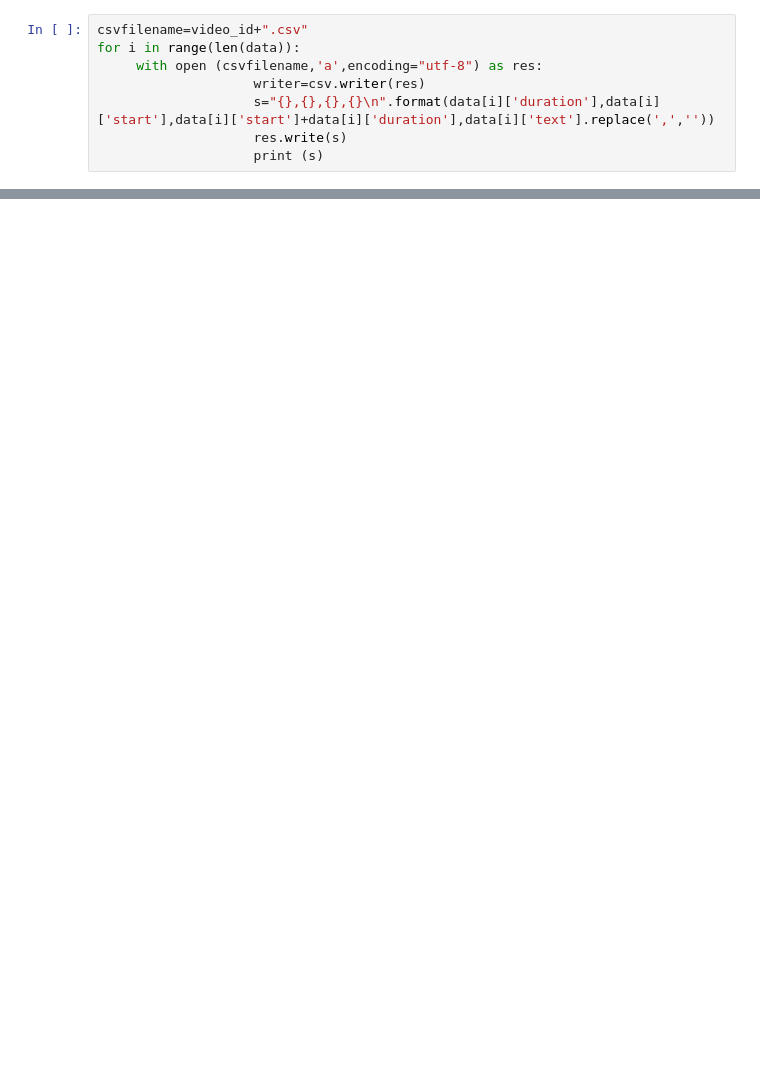
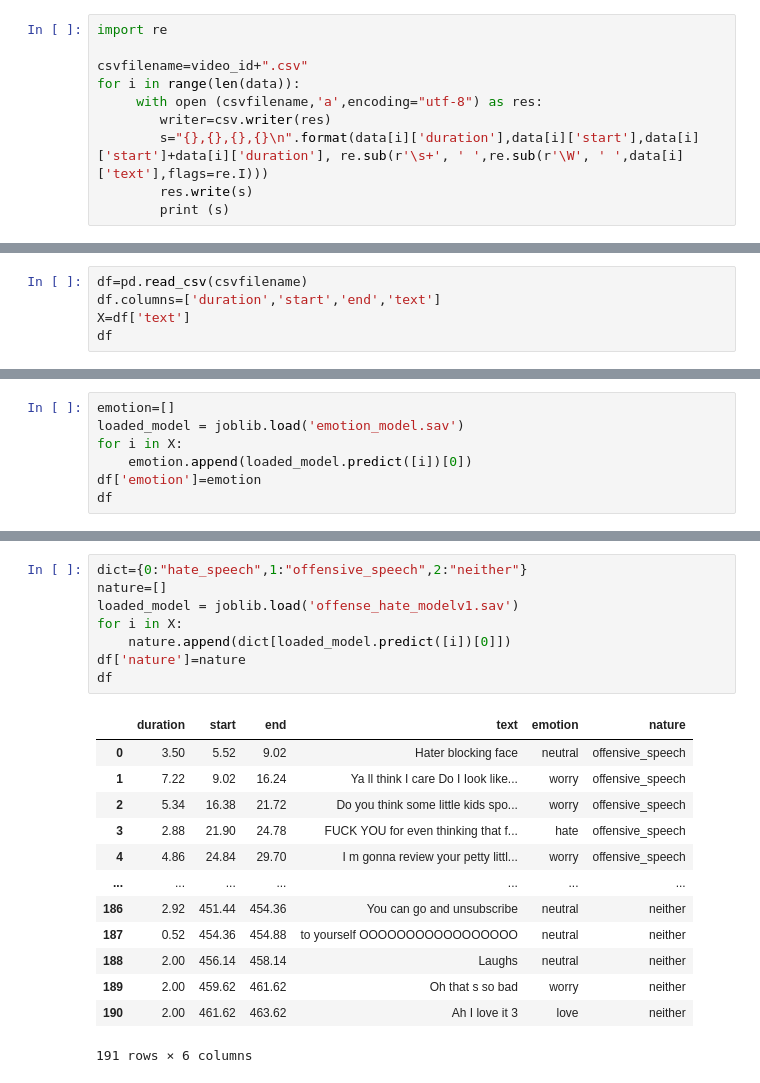
Before and after one commit to abhisheksaxena1998/Youtube_NLP_Analysis, a Jupyter notebook: notebook.ipynb, the cells around one changed output, grey strips where cells are left out. Saved outputs shown, nothing was run; the diff lists cells and outputs as text; blank space fills up the shorter version.

```diff
--- a/notebook.ipynb
+++ b/notebook.ipynb
@@ -22,9 +25,11 @@ start =So, yesterday, I got a comment, from one you subscriber In which, he said
 # %%
+import re
+
 csvfilename=video_id+".csv"
 for i in range(len(data)):
      with open (csvfilename,'a',encoding="utf-8") as res:
-                    writer=csv.writer(res)
-                    s="{},{},{},{}\n".format(data[i]['duration'],data[i]['start'],data[i]['start']+data[i]['duration'],data[i]['text'].replace(',',''))
-                    res.write(s)
-                    print (s)
+        writer=csv.writer(res)
+        s="{},{},{},{}\n".format(data[i]['duration'],data[i]['start'],data[i]['start']+data[i]['duration'], re.sub(r'\s+', ' ',re.sub(r'\W', ' ',data[i]['text'],flags=re.I)))
+        res.write(s)
+        print (s)
 # %% [output]
@@ -47,0 +53,5 @@ Thanks for watching.
+# %%
+df=pd.read_csv(csvfilename)
+df.columns=['duration','start','end','text']
+X=df['text']
+df
@@ -47,0 +74,7 @@ Thanks for watching.
+# %%
+emotion=[]
+loaded_model = joblib.load('emotion_model.sav')
+for i in X:
+    emotion.append(loaded_model.predict([i])[0])
+df['emotion']=emotion
+df
@@ -47,0 +95,22 @@ Thanks for watching.
+# %%
+dict={0:"hate_speech",1:"offensive_speech",2:"neither"}
+nature=[]
+loaded_model = joblib.load('offense_hate_modelv1.sav')
+for i in X:
+    nature.append(dict[loaded_model.predict([i])[0]])
+df['nature']=nature
+df
+# %% [output]
+|  | duration | start | end | text | emotion | nature |
+| 0 | 3.50 | 5.52 | 9.02 | Hater blocking face | neutral | offensive_speech |
+| 1 | 7.22 | 9.02 | 16.24 | Ya ll think I care Do I Iook like... | worry | offensive_speech |
+| 2 | 5.34 | 16.38 | 21.72 | Do you think some little kids spo... | worry | offensive_speech |
+| 3 | 2.88 | 21.90 | 24.78 | FUCK YOU for even thinking that f... | hate | offensive_speech |
+| 4 | 4.86 | 24.84 | 29.70 | I m gonna review your petty littl... | worry | offensive_speech |
+| ... | ... | ... | ... | ... | ... | ... |
+| 186 | 2.92 | 451.44 | 454.36 | You can go and unsubscribe | neutral | neither |
+| 187 | 0.52 | 454.36 | 454.88 | to yourself OOOOOOOOOOOOOOOOO | neutral | neither |
+| 188 | 2.00 | 456.14 | 458.14 | Laughs | neutral | neither |
+| 189 | 2.00 | 459.62 | 461.62 | Oh that s so bad | worry | neither |
+| 190 | 2.00 | 461.62 | 463.62 | Ah I love it 3 | love | neither |
+191 rows × 6 columns
```
Also changed, not shown: parts of 11 cells of this notebook, 6 other files.
